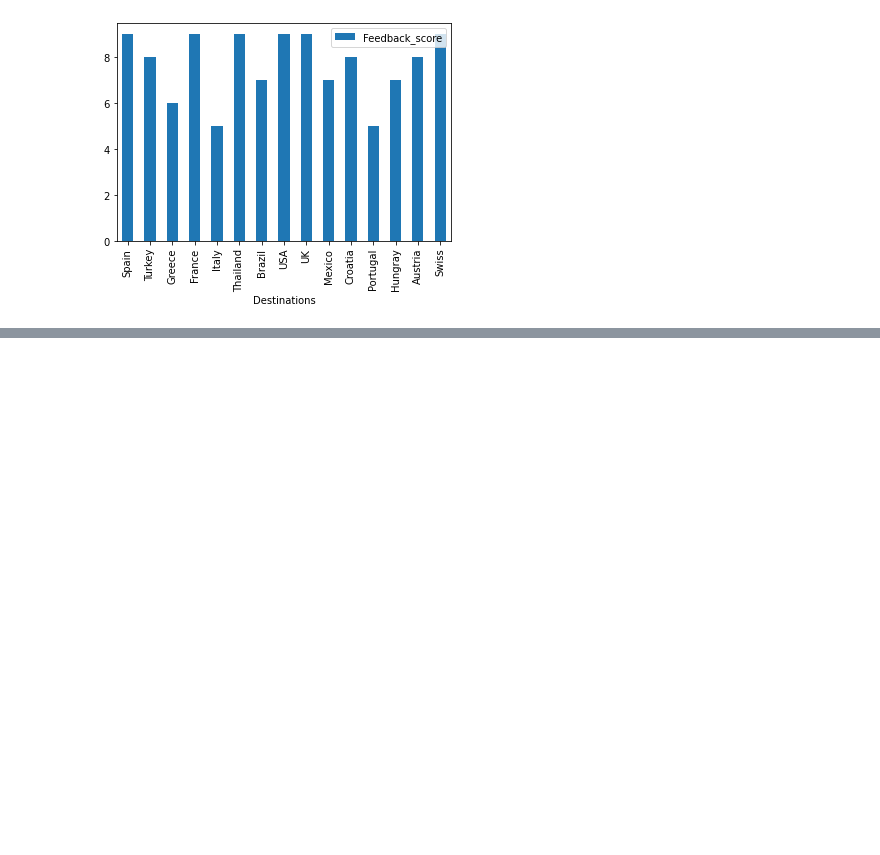
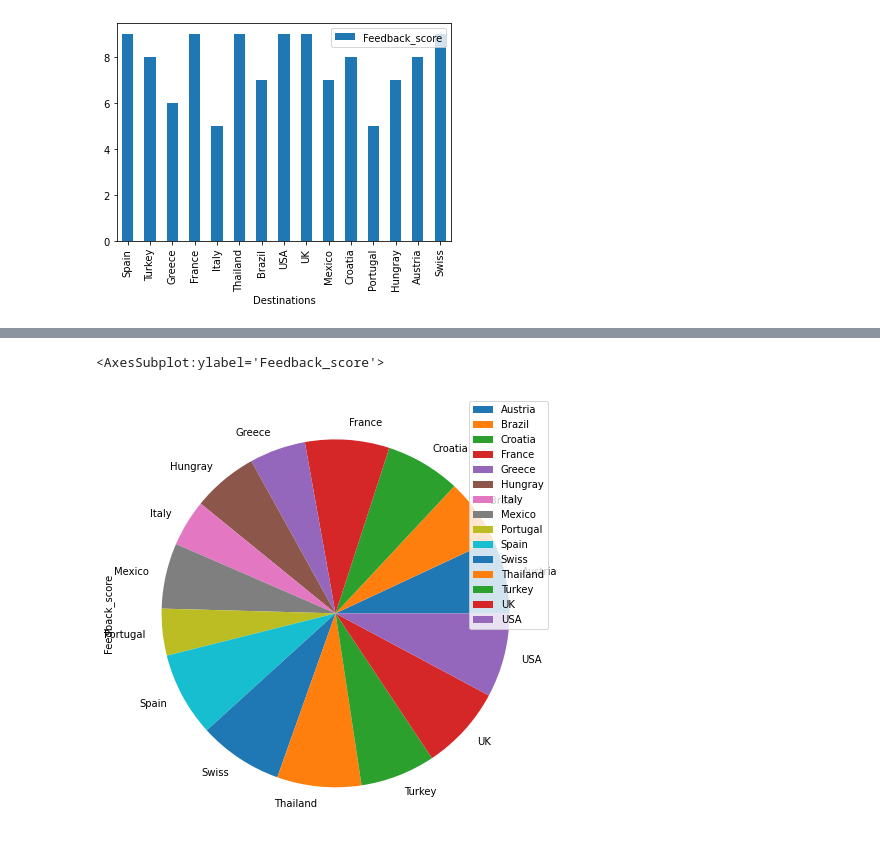
Before and after one commit to abuhanif25/TTA-Home-Learning, a Jupyter notebook: HLTweek5.ipynb, the cells around one changed output, grey strips where cells are left out. Saved outputs shown, nothing was run; the diff lists cells and outputs as text; code cells hidden in the pictures; blank space fills up the shorter version.

```diff
--- a/HLTweek5.ipynb
+++ b/HLTweek5.ipynb
@@ -173,3 +157,6 @@ holiday_desti.plot(kind = 'bar', x = 'Destinations', y = ['Feedback_score'])
 plt.show()
 # %% [output]
 [figure]
+# %%
+holiday_desti.set_index("Destinations", inplace=True)
+holiday_desti.plot.bar(y="Feedback_score")
@@ -175,0 +166,6 @@ plt.show()
+# %%
+import matplotlib
+holiday_desti.groupby(["Destinations"]).sum().plot.pie(y="Feedback_score", figsize=(8,8))
+# %% [output]
+<AxesSubplot:ylabel='Feedback_score'>
+[figure, added]
```
Also changed, not shown: parts of 7 cells of this notebook.
